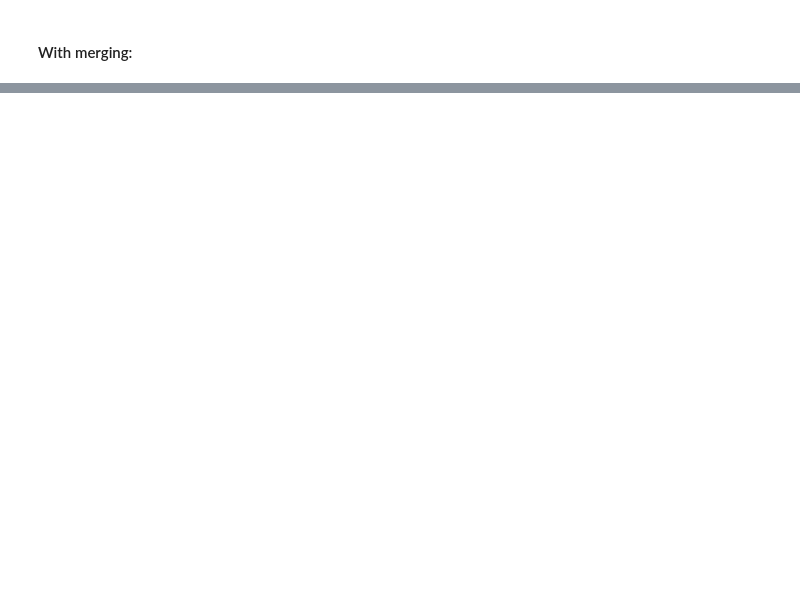
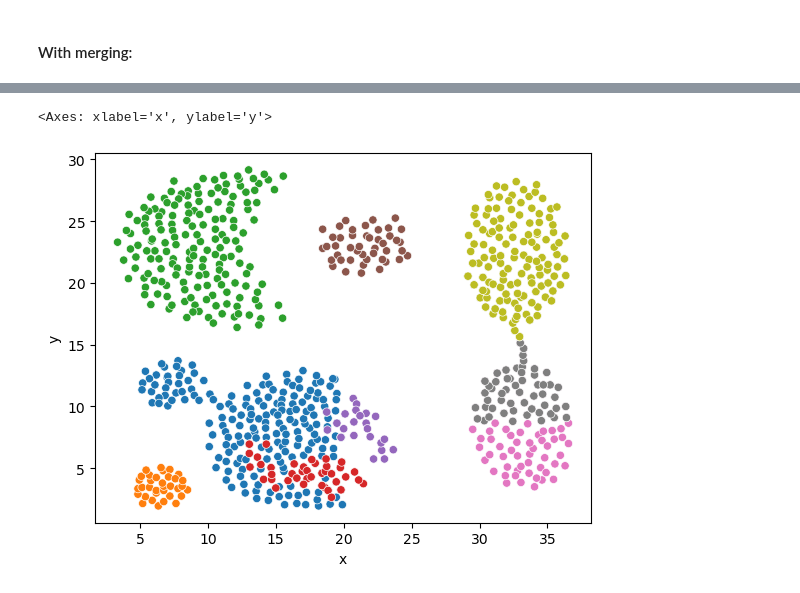
Before and after one commit to simonharnqvist/HEADSS2, a Jupyter notebook: demo/headss_demo.ipynb, the cells around one changed output, grey strips where cells are left out. Saved outputs shown, nothing was run; the diff lists cells and outputs as text; code cells hidden in the pictures; blank space fills up the shorter version.

```diff
--- a/demo/headss_demo.ipynb
+++ b/demo/headss_demo.ipynb
@@ -342,0 +275,13 @@ headss_obj.data
+# %%
+merged = merge_clusters(
+    clustered=headss_obj.stitched,
+    cluster_columns=["x", "y"],
+    min_n_overlap=3,
+    per_cluster_overlap_threshold=0.9,
+    combined_overlap_threshold=0.1,
+).toPandas()
+# %%
+sns.scatterplot(x=merged.x, y=merged.y, hue= merged.cluster, legend=False)
+# %% [output]
+<Axes: xlabel='x', ylabel='y'>
+[figure, added]
```
Also changed, not shown: parts of 24 cells of this notebook, 3 other files.
